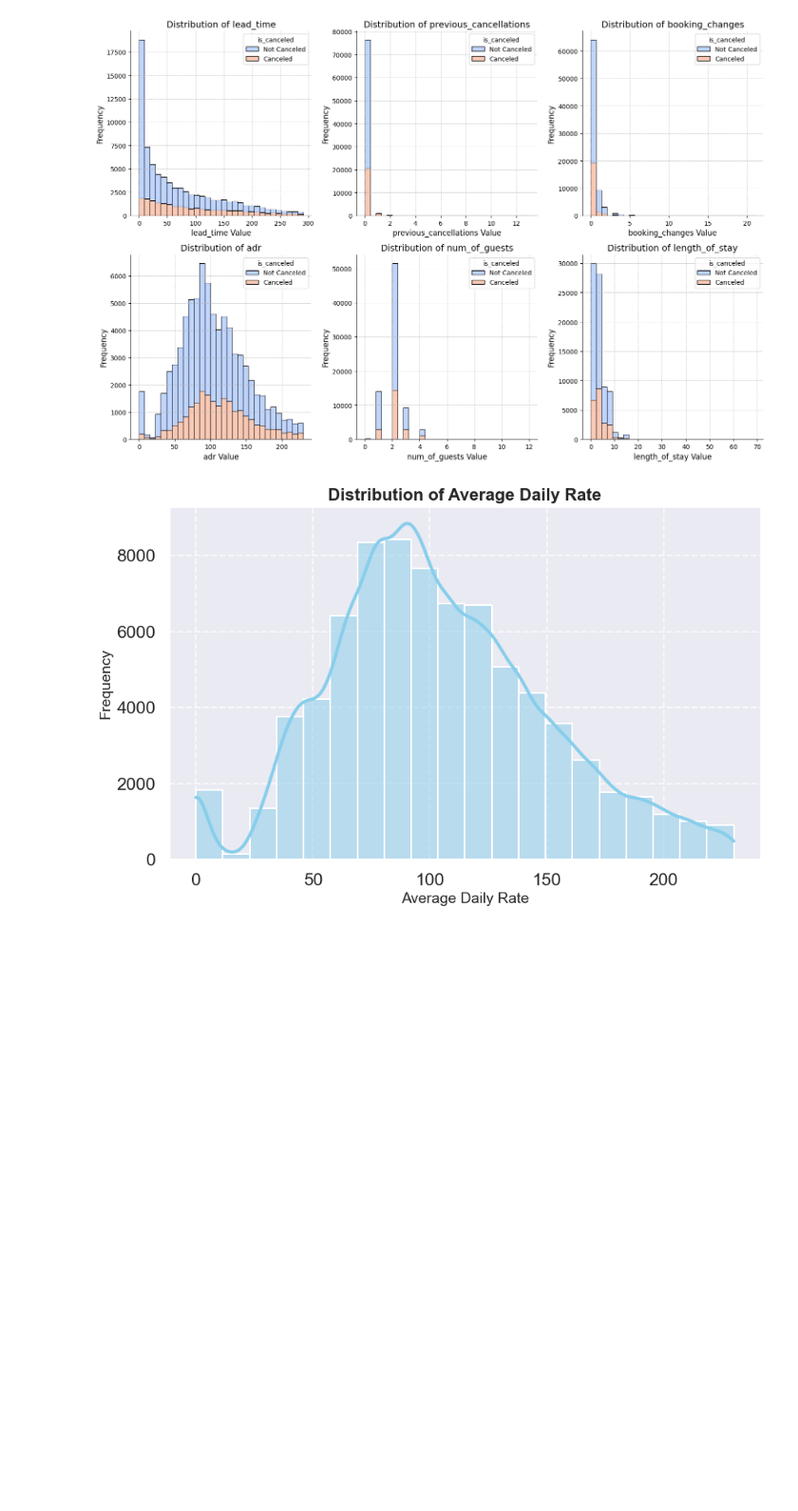
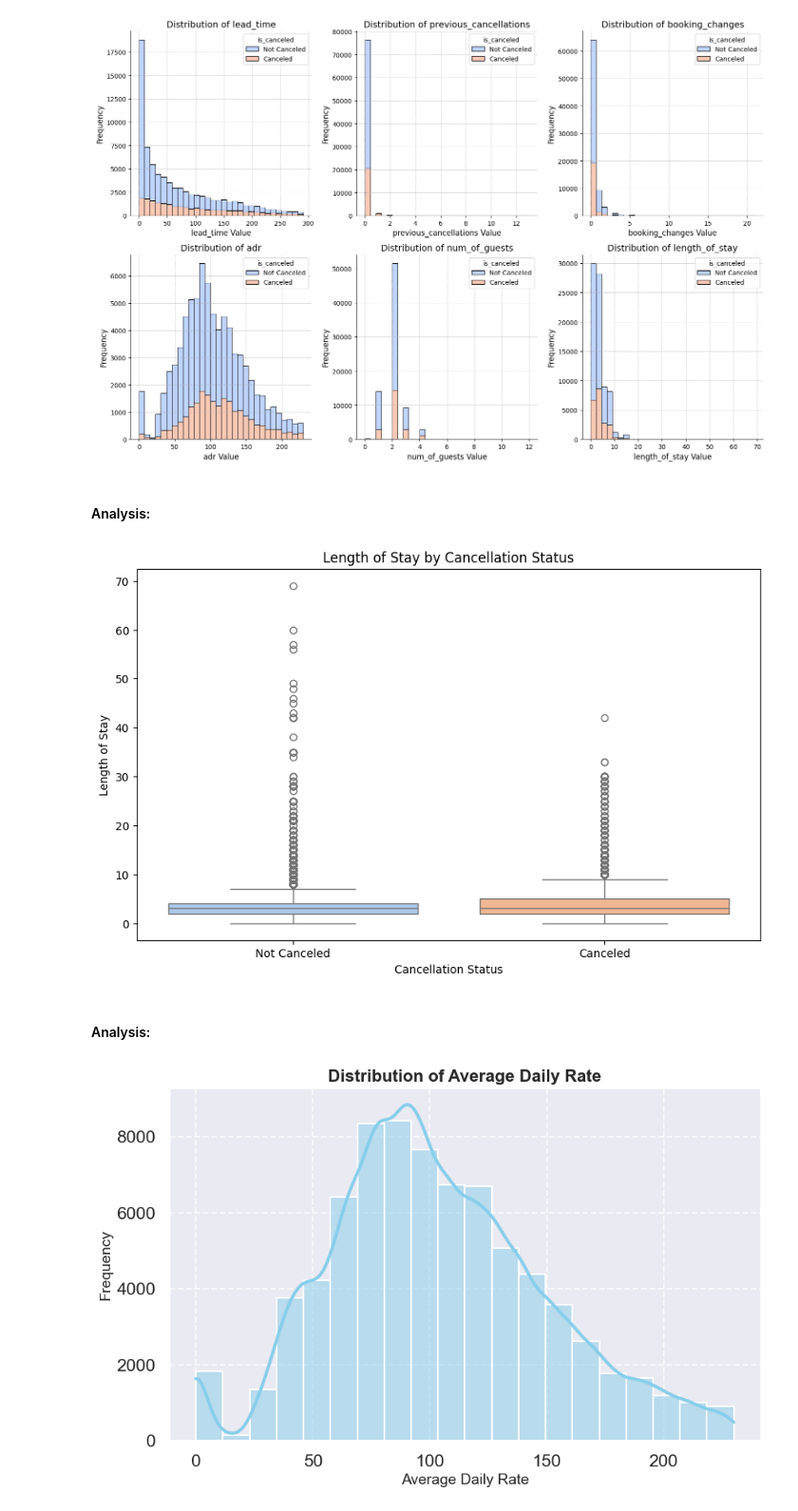
Before and after one commit to Juan-Carlos-D/ML-Team, a Jupyter notebook: Lab One/Rough Drafts/Data Visualization.ipynb, the cells around one changed output. Shown: that part at 95% size. Saved outputs shown, nothing was run; the diff lists cells and outputs as text; code cells hidden in the pictures; blank space fills up the shorter version.

Commit message:
data visualization

```diff
--- a/Lab One/Rough Drafts/Data Visualization.ipynb
+++ b/Lab One/Rough Drafts/Data Visualization.ipynb
@@ -538,6 +538,28 @@ plt.tight_layout()
 plt.show()
 # %% [output]
 [figure]
+# %% [markdown]
+#### Analysis:
+# %%
+# Box Plot Displaying the Correlation between Length of Stay and Cancellation Status
+plt.figure(figsize=(10, 6))
+
+ax = sns.boxplot(x='is_canceled', y='length_of_stay', data=df,
+                 hue='is_canceled', palette='pastel')
+
+labels = {0: 'Not Canceled', 1: 'Canceled'}
+ax.set_xticks([0, 1])
+ax.set_xticklabels([labels[0], labels[1]])
+
+plt.xlabel('Cancellation Status')
+plt.ylabel('Length of Stay')
+plt.title('Length of Stay by Cancellation Status')
+ax.legend_.remove()
+plt.show()
+# %% [output]
+[figure, added]
+# %% [markdown]
+#### Analysis:
 # %%
 # Distribution of Average Daily Rate
 sns.set_style("darkgrid")
```
